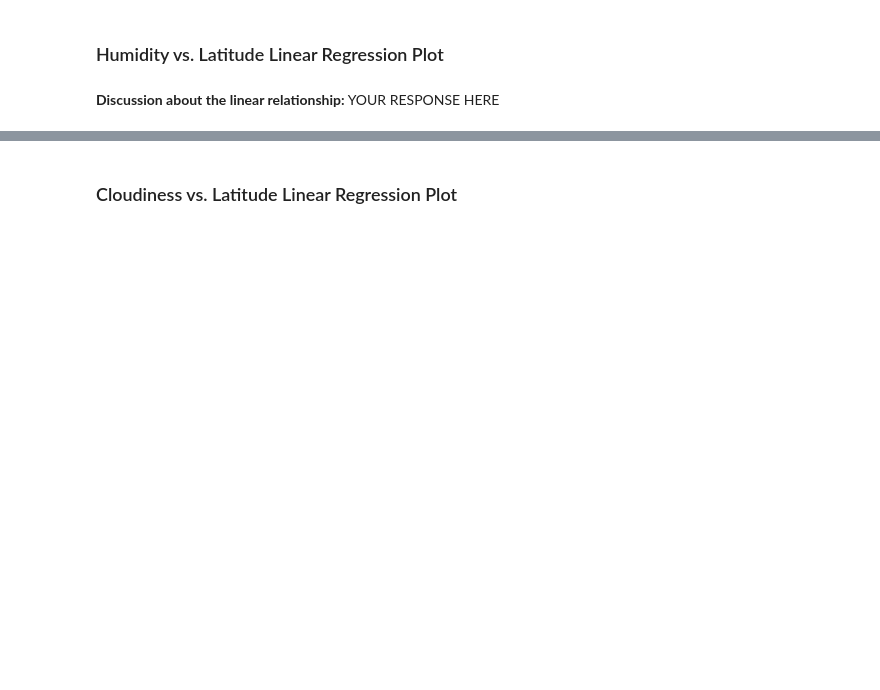
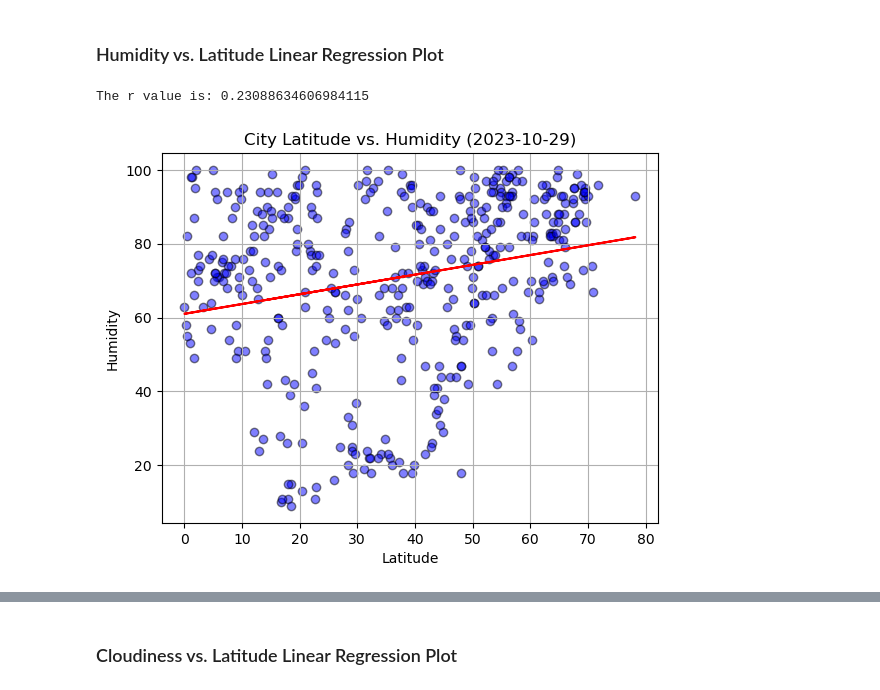
Before and after one commit to sma005/python-api-challenge, a Jupyter notebook: WeatherPy.ipynb, the cells around one changed output, grey strips where cells are left out. Saved outputs shown, nothing was run; the diff lists cells and outputs as text; code cells hidden in the pictures; blank space fills up the shorter version.

```diff
--- a/WeatherPy.ipynb
+++ b/WeatherPy.ipynb
@@ -397,2 +381,18 @@ lat_slope, lat_int, lat_r, lat_p, lat_std_err = linregress(latitude, y_variable)
-# %% [markdown]
-**Discussion about the linear relationship:** YOUR RESPONSE HERE
+# %%
+# Northern Hemisphere
+y_variable = "Humidity"
+
+plt.scatter(x = northern_hemi_df["Lat"], y = northern_hemi_df[y_variable],marker="o", facecolors="blue", edgecolors="black", alpha = 0.5)
+
+plt.xlabel("Latitude")
+plt.ylabel(y_variable)
+plt.grid()
+plt.title("City Latitude vs. "+ y_variable +" (" + date.today().isoformat() + ")")
+
+LinearRegressionLine(northern_hemi_df["Lat"], northern_hemi_df[y_variable])
+
+# Show plot
+plt.show()
+# %% [output]
+The r value is: 0.23088634606984115
+[figure, added]
```
Also changed, not shown: parts of 33 cells of this notebook, 5 other files.
